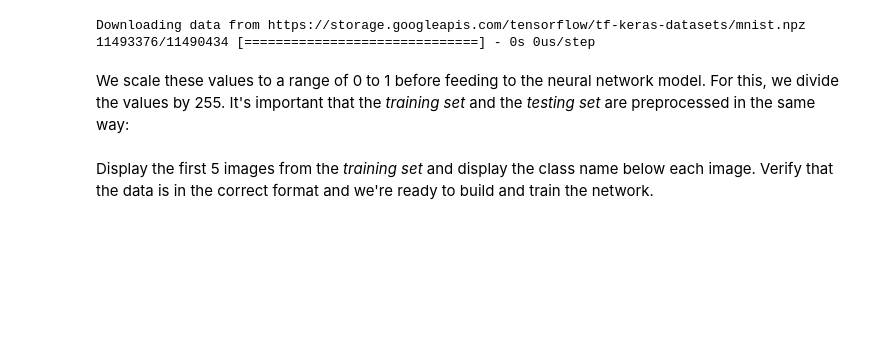
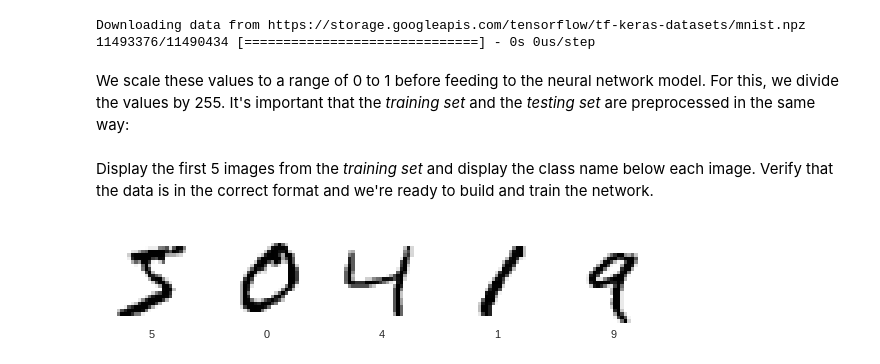
Before and after one commit to truongkhanhduy95/MIT-Deep-Learning, a Jupyter notebook: deep_learning_basics/deep_learning_basics.ipynb, the cells around one changed output. Cells and saved outputs as stored; diff of their text form; code cells hidden in the pictures; blank space fills up the shorter version.

```diff
--- a/deep_learning_basics/deep_learning_basics.ipynb
+++ b/deep_learning_basics/deep_learning_basics.ipynb
@@ -187,3 +187,14 @@ X_train = preprocess_images(X_train)
 X_test = preprocess_images(X_test)
 # %% [markdown]
 Display the first 5 images from the *training set* and display the class name below each image. Verify that the data is in the correct format and we're ready to build and train the network.
+# %%
+plt.figure(figsize=(10,2))
+for i in range(5):
+    plt.subplot(1,5,i+1)
+    plt.xticks([])
+    plt.yticks([])
+    plt.grid(False)
+    plt.imshow(X_train[i], cmap=plt.cm.binary)
+    plt.xlabel(y_train[i])
+# %% [output]
+[figure, added]
```
Also changed, not shown: parts of 3 cells of this notebook.
